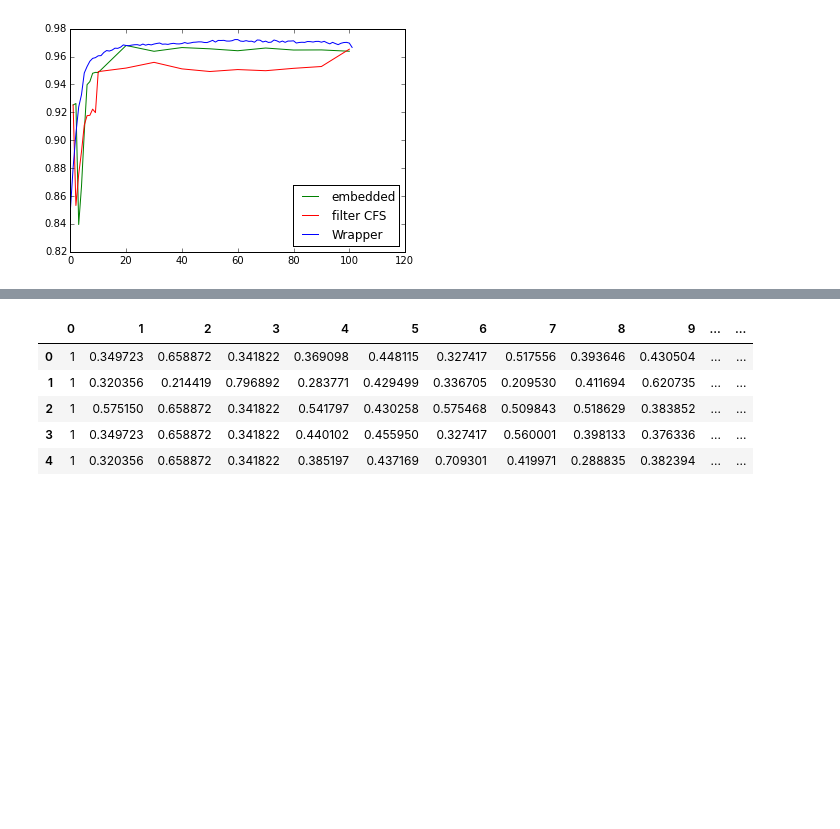
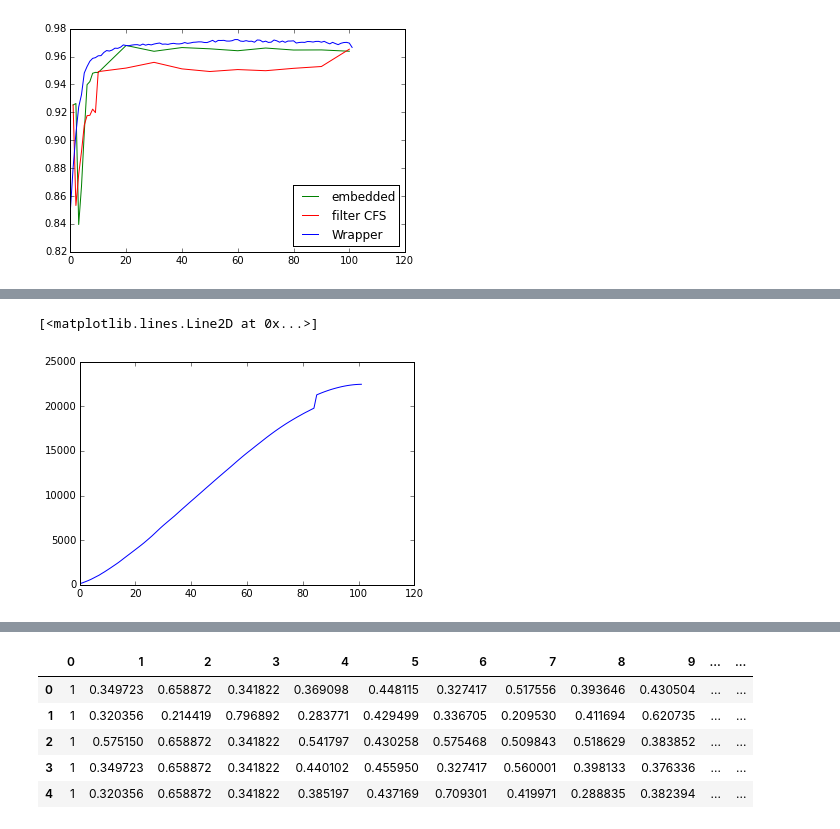
Before and after one commit to colinsongf/CART-GradientBoosting-RandomForest, a Jupyter notebook: CART-GradientBoosting-RandomForest.ipynb, the cells around one changed output, grey strips where cells are left out. Saved outputs shown, nothing was run; the diff lists cells and outputs as text; code cells hidden in the pictures; blank space fills up the shorter version.

Commit message:
Times plot

```diff
--- a/CART-GradientBoosting-RandomForest.ipynb
+++ b/CART-GradientBoosting-RandomForest.ipynb
@@ -647,0 +658,5 @@ plt.plot(times)
+# %%
+plt.plot(np.cumsum(times))
+# %% [output]
+[<matplotlib.lines.Line2D at 0x...>]
+[figure, added]
```
Also changed, not shown: parts of 6 cells of this notebook.
